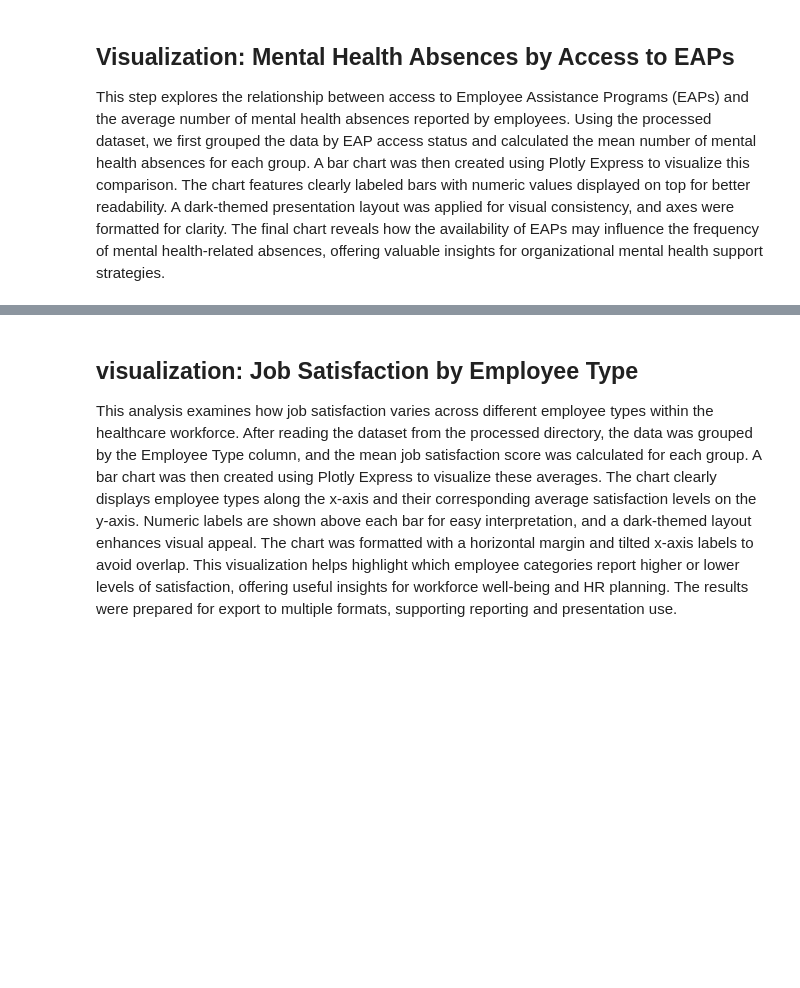
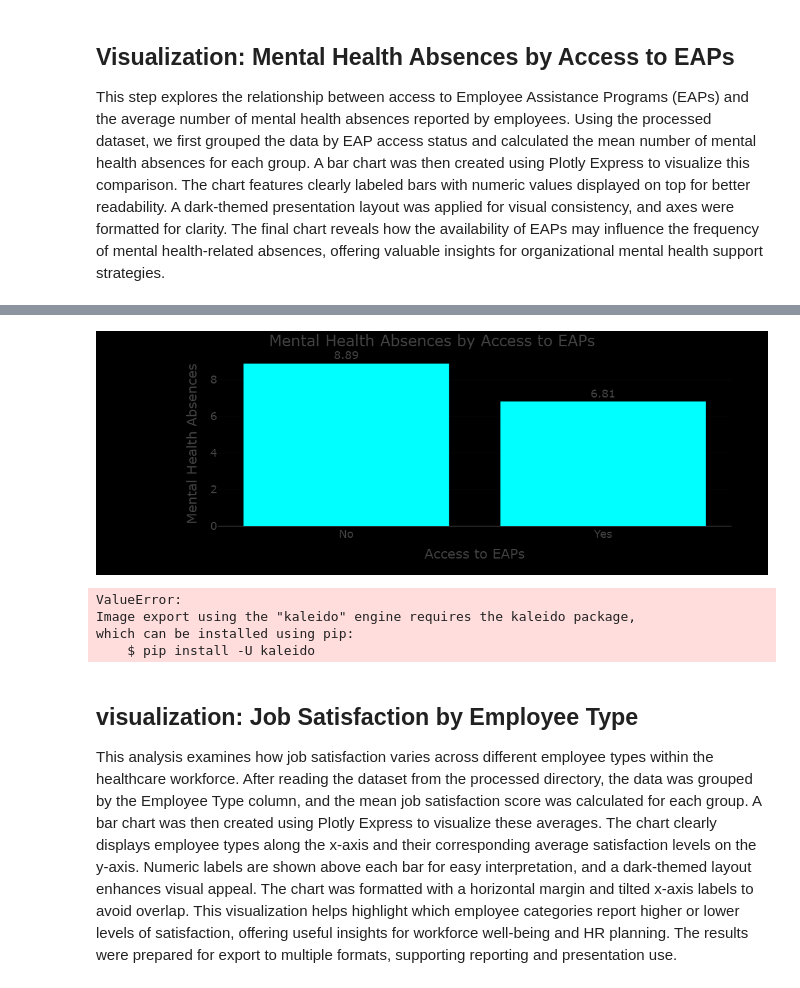
Before and after one commit to AlineMuhawenimana1/healthcare, a Jupyter notebook: notebooks/data analysis.ipynb, the cells around one changed output, grey strips where cells are left out. Saved outputs shown, nothing was run; the diff lists cells and outputs as text; code cells hidden in the pictures; blank space fills up the shorter version.

```diff
--- a/notebooks/data analysis.ipynb
+++ b/notebooks/data analysis.ipynb
@@ -122,7 +139,7 @@ import os
 
 # Load the dataset
 file_path = os.path.join(processed_dir, "Healthcare Workforce Mental Health Dataset.csv")
-mental_health_df = pd.read_csv(file_path)
+mental_health_df = pd.read_csv(r"C:\Users\Dione\Downloads\healthcare\data\processed\Healthcare Workforce Mental Health Dataset.csv")
 
 # Group by access to EAPs and calculate average mental health absence
 avg_absence_by_eap = mental_health_df.groupby('Access to EAPs')['Mental Health Absences'].mean().reset_index()
@@ -163,4 +180,7 @@ fig.update_layout(
 )
 
 fig.show()
+fig.write_image(os.path.join(results_dir, 'Mental Health Absences_by_Access to EAPs.jpg'))
+fig.write_image(os.path.join(results_dir, 'Mental Health Absences_by_Access to EAPs.png, engine="kaleido'))
+fig.write_html(os.path.join(results_dir, 'Mental Health Absences_by_Access to EAPs.html'))
 # %% [output]
@@ -179,3 +198,8 @@ Requirement already satisfied: simplejson>=3.19.3 in c:\users\dione\holly\lib\si
+[figure, added]
+ValueError:
+Image export using the "kaleido" engine requires the kaleido package,
+which can be installed using pip:
+    $ pip install -U kaleido
 # %% [markdown]
 ## visualization: Job Satisfaction by Employee Type
 This analysis examines how job satisfaction varies across different employee types within the healthcare workforce. After reading the dataset from the processed directory, the data was grouped by the Employee Type column, and the mean job satisfaction score was calculated for each group. A bar chart was then created using Plotly Express to visualize these averages. The chart clearly displays employee types along the x-axis and their corresponding average satisfaction levels on the y-axis. Numeric labels are shown above each bar for easy interpretation, and a dark-themed layout enhances visual appeal. The chart was formatted with a horizontal margin and tilted x-axis labels to avoid overlap. This visualization helps highlight which employee categories report higher or lower levels of satisfaction, offering useful insights for workforce well-being and HR planning. The results were prepared for export to multiple formats, supporting reporting and presentation use.
```
Also changed, not shown: parts of 6 cells of this notebook, 15 other files.
